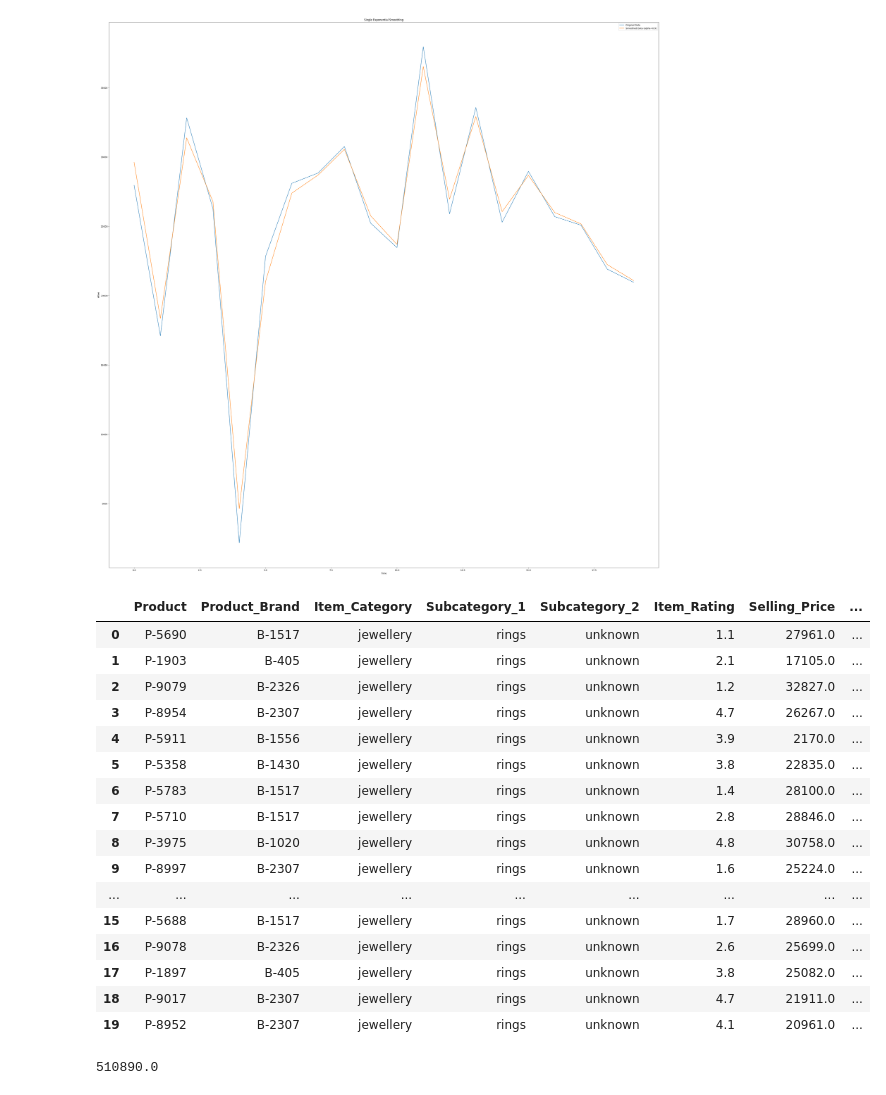
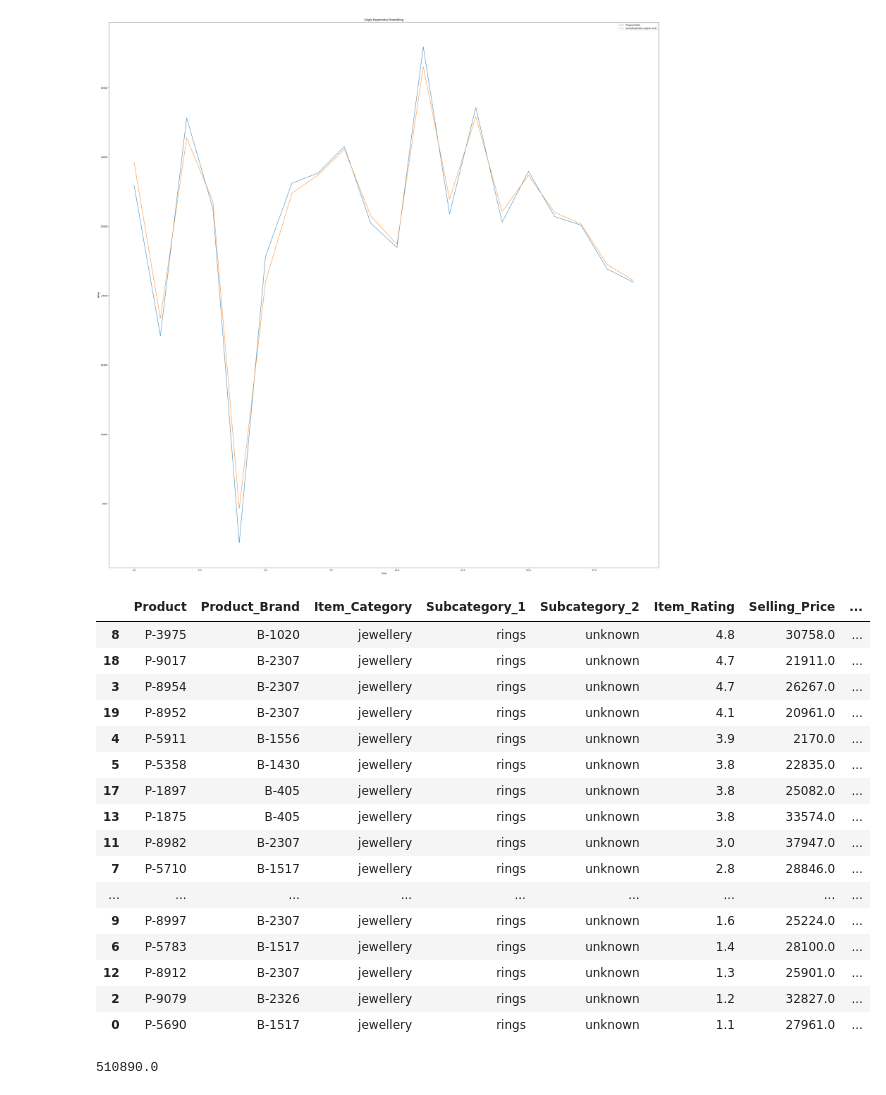
Before and after one commit to AETNA-68/Price_Forecast_Exponential-Smoothing, a Jupyter notebook: Forecasting.ipynb, the cells around one changed output. Cells and saved outputs as stored; diff of their text form; code cells hidden in the pictures.

```diff
--- a/Forecasting.ipynb
+++ b/Forecasting.ipynb
@@ -464,26 +464,26 @@ plt.show()
 [figure]
 # %%
 tst_2["Smoothing_Prediction"]= predictions_2.round(1)
-# %%
-tst_2.head(50)
-# %% [output]
-|  | Product | Product_Brand | Item_Category | Subcategory_1 | Subcategory_2 | Item_Rating | Selling_Price | ... |
-| 0 | P-5690 | B-1517 | jewellery | rings | unknown | 1.1 | 27961.0 | ... |
-| 1 | P-1903 | B-405 | jewellery | rings | unknown | 2.1 | 17105.0 | ... |
-| 2 | P-9079 | B-2326 | jewellery | rings | unknown | 1.2 | 32827.0 | ... |
-| 3 | P-8954 | B-2307 | jewellery | rings | unknown | 4.7 | 26267.0 | ... |
-| 4 | P-5911 | B-1556 | jewellery | rings | unknown | 3.9 | 2170.0 | ... |
-| 5 | P-5358 | B-1430 | jewellery | rings | unknown | 3.8 | 22835.0 | ... |
-| 6 | P-5783 | B-1517 | jewellery | rings | unknown | 1.4 | 28100.0 | ... |
-| 7 | P-5710 | B-1517 | jewellery | rings | unknown | 2.8 | 28846.0 | ... |
-| 8 | P-3975 | B-1020 | jewellery | rings | unknown | 4.8 | 30758.0 | ... |
-| 9 | P-8997 | B-2307 | jewellery | rings | unknown | 1.6 | 25224.0 | ... |
-| ... | ... | ... | ... | ... | ... | ... | ... | ... |
-| 15 | P-5688 | B-1517 | jewellery | rings | unknown | 1.7 | 28960.0 | ... |
-| 16 | P-9078 | B-2326 | jewellery | rings | unknown | 2.6 | 25699.0 | ... |
-| 17 | P-1897 | B-405 | jewellery | rings | unknown | 3.8 | 25082.0 | ... |
-| 18 | P-9017 | B-2307 | jewellery | rings | unknown | 4.7 | 21911.0 | ... |
-| 19 | P-8952 | B-2307 | jewellery | rings | unknown | 4.1 | 20961.0 | ... |
+# %%
+tst_2.sort_values("Item_Rating",ascending=False)
+# %% [output]
+|  | Product | Product_Brand | Item_Category | Subcategory_1 | Subcategory_2 | Item_Rating | Selling_Price | ... |
+| 8 | P-3975 | B-1020 | jewellery | rings | unknown | 4.8 | 30758.0 | ... |
+| 18 | P-9017 | B-2307 | jewellery | rings | unknown | 4.7 | 21911.0 | ... |
+| 3 | P-8954 | B-2307 | jewellery | rings | unknown | 4.7 | 26267.0 | ... |
+| 19 | P-8952 | B-2307 | jewellery | rings | unknown | 4.1 | 20961.0 | ... |
+| 4 | P-5911 | B-1556 | jewellery | rings | unknown | 3.9 | 2170.0 | ... |
+| 5 | P-5358 | B-1430 | jewellery | rings | unknown | 3.8 | 22835.0 | ... |
+| 17 | P-1897 | B-405 | jewellery | rings | unknown | 3.8 | 25082.0 | ... |
+| 13 | P-1875 | B-405 | jewellery | rings | unknown | 3.8 | 33574.0 | ... |
+| 11 | P-8982 | B-2307 | jewellery | rings | unknown | 3.0 | 37947.0 | ... |
+| 7 | P-5710 | B-1517 | jewellery | rings | unknown | 2.8 | 28846.0 | ... |
+| ... | ... | ... | ... | ... | ... | ... | ... | ... |
+| 9 | P-8997 | B-2307 | jewellery | rings | unknown | 1.6 | 25224.0 | ... |
+| 6 | P-5783 | B-1517 | jewellery | rings | unknown | 1.4 | 28100.0 | ... |
+| 12 | P-8912 | B-2307 | jewellery | rings | unknown | 1.3 | 25901.0 | ... |
+| 2 | P-9079 | B-2326 | jewellery | rings | unknown | 1.2 | 32827.0 | ... |
+| 0 | P-5690 | B-1517 | jewellery | rings | unknown | 1.1 | 27961.0 | ... |
 # %%
 sum_actual_price= sum(tst_2.Selling_Price.values)
 # %%
```
Also changed, not shown: parts of 6 cells of this notebook, 2 other files.
